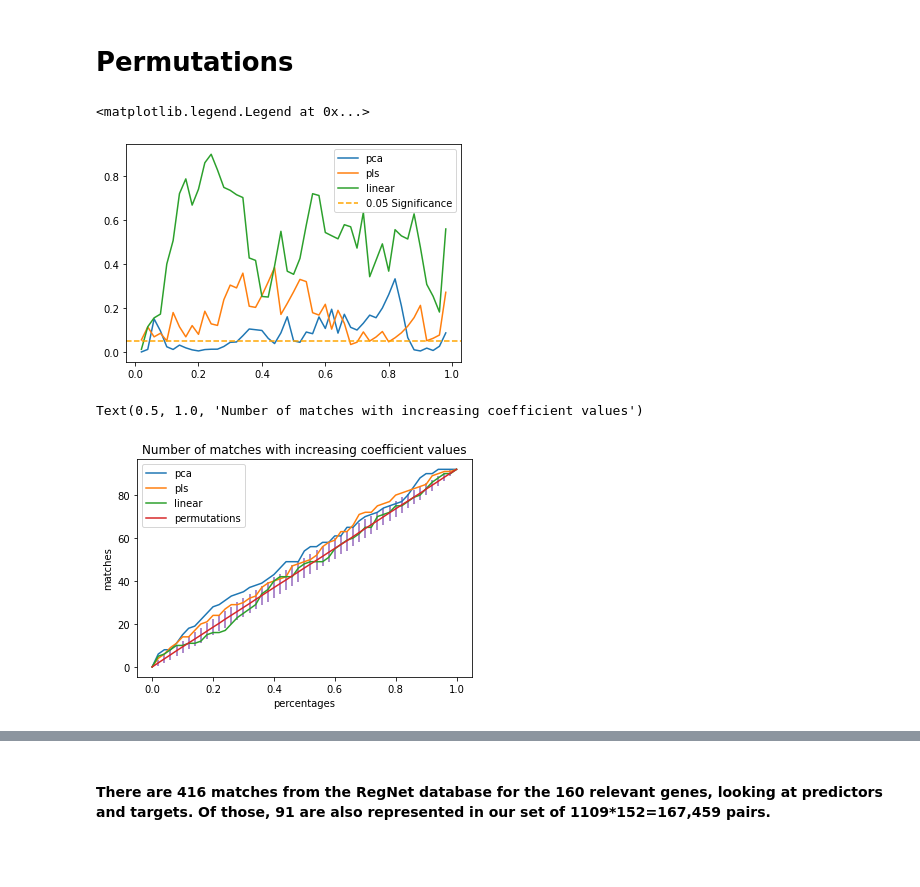
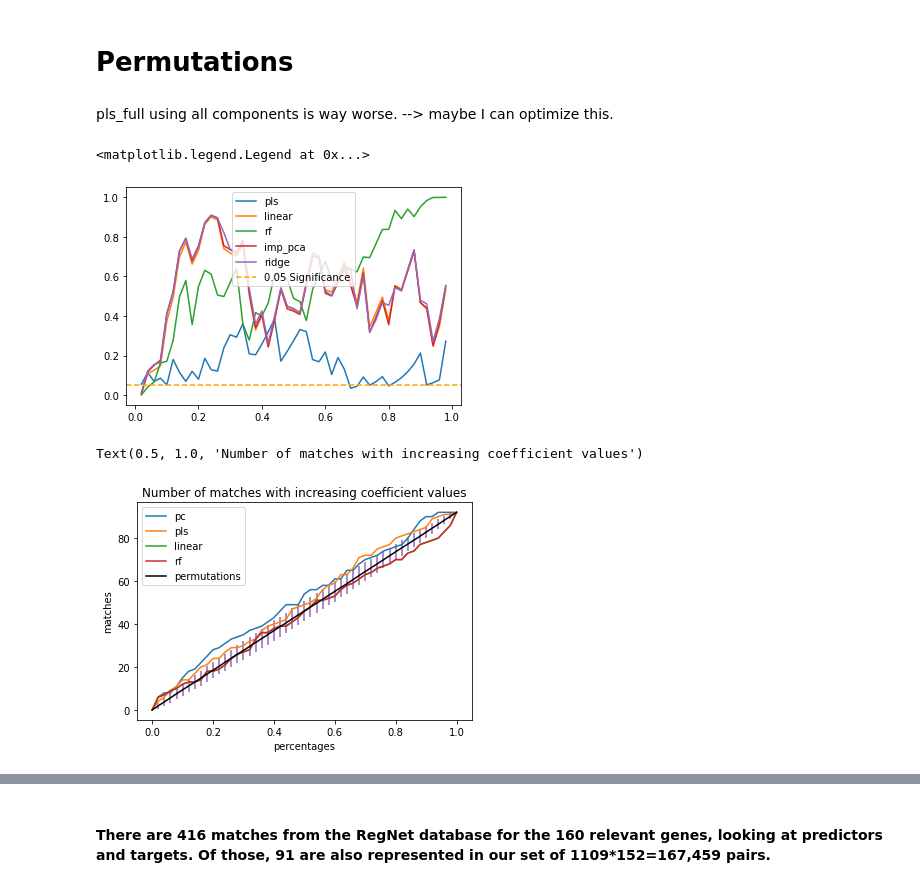
Before and after one commit to antschum/thesis, a Jupyter notebook: GeneAnalysis.ipynb, the cells around one changed output, grey strips where cells are left out. Cells and saved outputs as stored; diff of their text form; code cells hidden in the pictures; blank space fills up the shorter version.

```diff
--- a/GeneAnalysis.ipynb
+++ b/GeneAnalysis.ipynb
@@ -56,0 +58,8 @@ linear_p_values, linear_z_scores = get_pvalue(count = linear_count160, permut =
+# %%
+# import results from pca model
+pca_permut160 = pd.read_pickle('pca/permutations.pkl')
+
+pca_impact160 = pd.DataFrame(pd.read_pickle('pca/count_gene_impact.pkl'), columns = ['matches'])
+pca_permut160['percentages'], pca_count160['percentages']=percentages, percentages
+
+imp_pca_p_values, imp_pca_z_scores = get_pvalue(count = pca_impact160, permut = pca_permut160)
@@ -56,0 +74,2 @@ linear_p_values, linear_z_scores = get_pvalue(count = linear_count160, permut =
+# %% [markdown]
+pls_full using all components is way worse. --> maybe I can optimize this.
@@ -57,20 +84,40 @@ linear_p_values, linear_z_scores = get_pvalue(count = linear_count160, permut =
+# %%
+# import results from ridge model
+ridge_permut160 = pd.read_pickle('ridge/permutations.pkl')
+
+ridge_count160 = pd.DataFrame(pd.read_pickle('ridge/count.pkl'), columns = ['matches'])
+ridge_permut160['percentages'], ridge_count160['percentages']=percentages, percentages
+
+ridge_p_values, ridge_z_scores = get_pvalue(count = ridge_count160, permut = ridge_permut160)
+# %%
+# import results from rf model
+rf_permut160 = pd.read_pickle('rf/permutations.pkl')
+
+rf_count160 = pd.DataFrame(pd.read_pickle('rf/count.pkl'), columns = ['matches'])
+rf_permut160['percentages'], rf_count160['percentages']=percentages, percentages
+
+rf_p_values, rf_z_scores = get_pvalue(count = rf_count160, permut = rf_permut160)
 # %%
-ax = sns.lineplot(x = percentages[1:-1], y = pca_p_values, label = 'pca')
-sns.lineplot(x = percentages[1:-1], y = pls_p_values, label = 'pls')
+#ax = sns.lineplot(x = percentages[1:-1], y = pca_p_values, label = 'pc')
+ax = sns.lineplot(x = percentages[1:-1], y = pls_p_values, label = 'pls')
 sns.lineplot(x = percentages[1:-1], y = linear_p_values, label = 'linear')
+sns.lineplot(x = percentages[1:-1], y = rf_p_values, label = 'rf')
+sns.lineplot(x = percentages[1:-1], y = imp_pca_p_values, label = 'imp_pca')
+sns.lineplot(x = percentages[1:-1], y = ridge_p_values, label = 'ridge')
 ax.axhline(0.05, ls = '--', c='orange', label = '0.05 Significance')
 ax.legend()
 # %% [output]
 <matplotlib.legend.Legend at 0x...>
-[figure, old version]
+[figure, new version]
 # %%
-ax = sns.lineplot(data = pca_count160, x='percentages', y = 'matches',label='pca')
+ax = sns.lineplot(data = pca_count160, x='percentages', y = 'matches',label='pc')
 ax = sns.lineplot(data = pls_count160, x='percentages', y = 'matches',label='pls')
 ax = sns.lineplot(data = linear_count160, x='percentages', y = 'matches',label='linear')
-ax = sns.lineplot(data = pca_permut160, x ='percentages', y = 'mean', label='permutations')
+ax = sns.lineplot(data = rf_count160, x='percentages', y = 'matches',label='rf')
+ax = sns.lineplot(data = pca_permut160, x ='percentages', y = 'mean', label='permutations', color='black')
 ax.errorbar(pca_permut160['percentages'], pca_permut160['mean'], yerr=pca_permut160['std'], fmt=' ', zorder=-1)
 ax.legend()
 ax.set_title('Number of matches with increasing coefficient values')
 # %% [output]
 Text(0.5, 1.0, 'Number of matches with increasing coefficient values')
-[figure, old version]
+[figure, new version]
```
Also changed, not shown: parts of 23 cells of this notebook, 7 other files.
